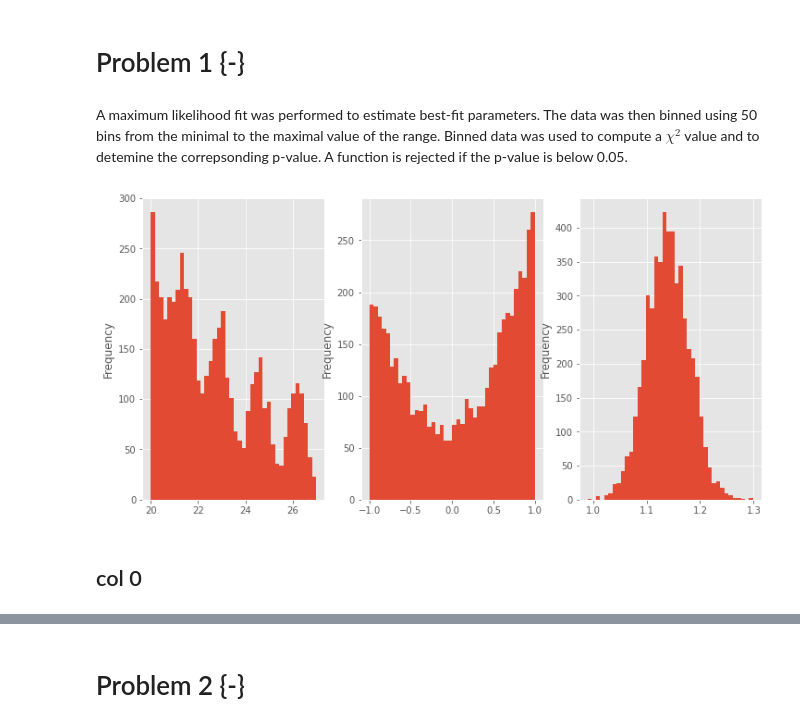
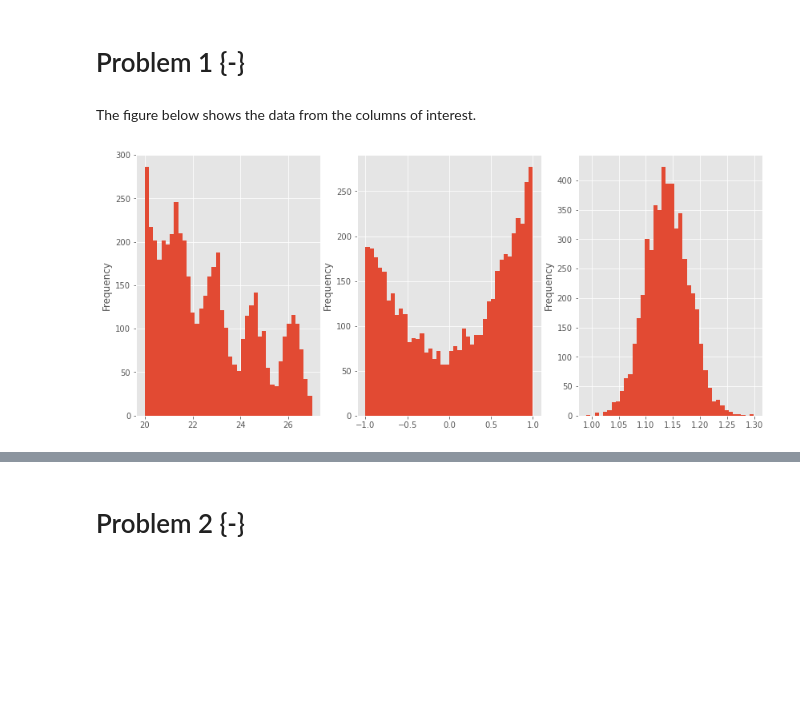
Before and after one commit to Kiril94/AMAS, a Jupyter notebook: Main_exam/AMAS_Exam_2021.ipynb, the cells around one changed output, grey strips where cells are left out. Drawn from its saved outputs; the diff is of its cells as text; code cells hidden in the pictures; blank space fills up the shorter version.

```diff
--- a/Main_exam/AMAS_Exam_2021.ipynb
+++ b/Main_exam/AMAS_Exam_2021.ipynb
@@ -37,16 +30,16 @@ import nestle
 # %% [markdown]
 # Problem 1 {-}
-# %% [markdown]
-A maximum likelihood fit was performed to estimate best-fit parameters. The data was then binned using 50 bins from the minimal to the maximal value of the range. Binned data was used to compute a $\chi^2$ value and to detemine the correpsonding p-value. A function is rejected if the p-value is below 0.05.
 # %%
 url = "https://www.nbi.dk/~koskinen/Teaching/AdvancedMethodsInAppliedStatistics2021/data/Exam_2021_Prob1.txt"
 D1 = pd.read_csv(url, sep=r" ", header = None, engine='python')
+# %% [markdown]
+The figure below shows the data from the columns of interest.
 # %%
 #plt.style.use('seaborn')
-fig, ax = plt.subplots(1,3, figsize = (12,6))
+fig, ax = plt.subplots(1,3, figsize = (14,6))
 ax = ax.flatten()
 for i,j in enumerate([0,1,3]):
     D1.iloc[:,j].plot.hist(legend=False, bins = 40, ax = ax[i])
 # %% [output]
-[figure, old version]
+[figure, new version]
 # %%
@@ -62,5 +54,3 @@ def f1(x, a, b): return (1+ a*x + b*x**2)/(2+2/3*b)
 def f3(x, a, b): return stats.norm.pdf(x, loc = a, scale = b)
 
 def f_chi2(O, E): return np.sum((O-E)**2/E)
-# %% [markdown]
-## col 0
```
Also changed, not shown: parts of 83 cells of this notebook.
